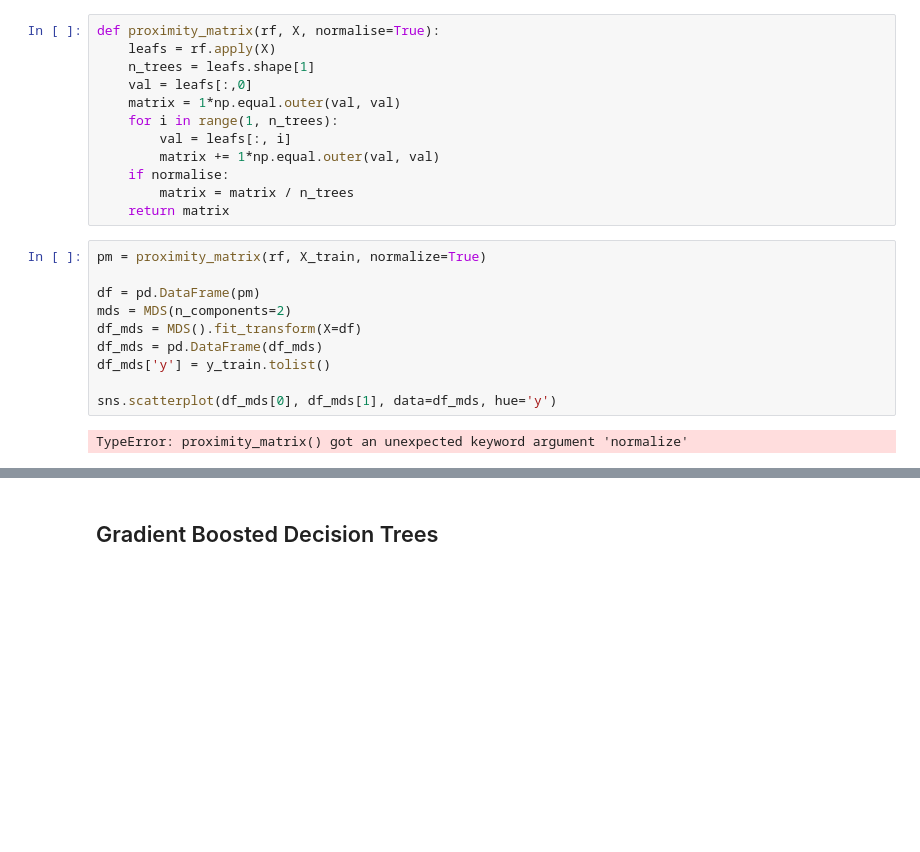
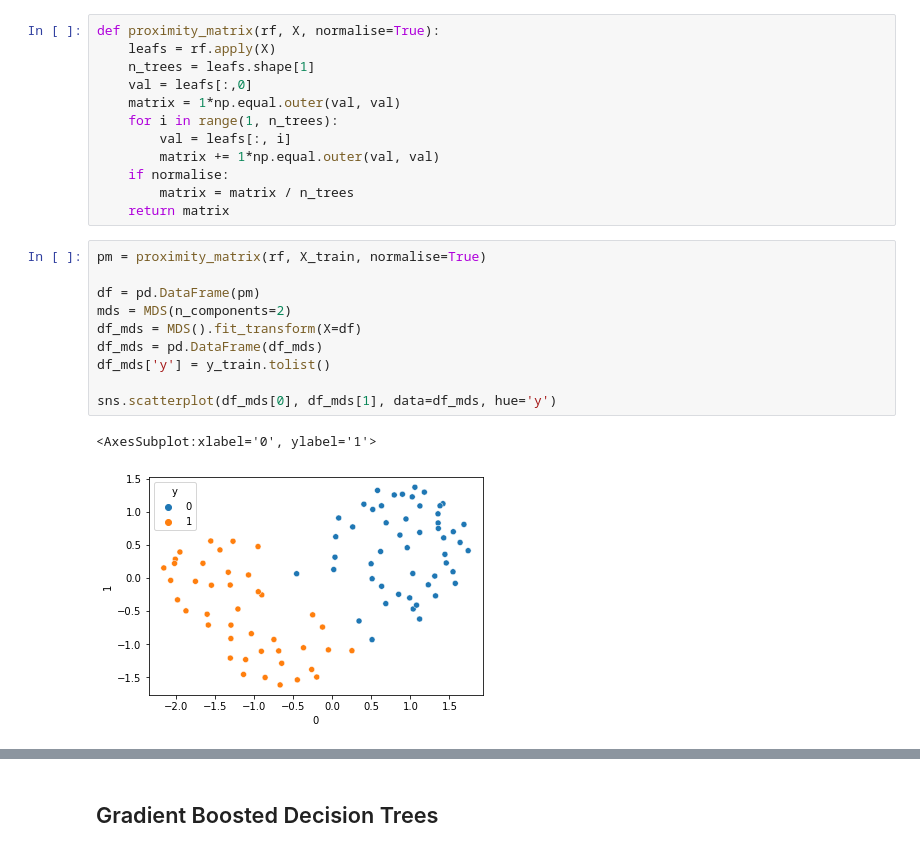
Before and after one commit to ICL-BMB-BiDS/BIDS9-ClassificationRegression3, a Jupyter notebook: ClassificationRegression3.ipynb, the cells around one changed output, grey strips where cells are left out. Saved outputs shown, nothing was run; the diff lists cells and outputs as text; blank space fills up the shorter version.

```diff
--- a/ClassificationRegression3.ipynb
+++ b/ClassificationRegression3.ipynb
@@ -192,17 +192,18 @@ def proximity_matrix(rf, X, normalise=True):
         matrix = matrix / n_trees
     return matrix
 # %%
-pm = proximity_matrix(rf, X_train, normalize=True)
+pm = proximity_matrix(rf, X_train, normalise=True)
 
 df = pd.DataFrame(pm)
 mds = MDS(n_components=2)
 df_mds = MDS().fit_transform(X=df)
 df_mds = pd.DataFrame(df_mds)
 df_mds['y'] = y_train.tolist()
 
 sns.scatterplot(df_mds[0], df_mds[1], data=df_mds, hue='y')
 # %% [output]
-TypeError: proximity_matrix() got an unexpected keyword argument 'normalize'
+<AxesSubplot:xlabel='0', ylabel='1'>
+[figure, added]
 # %%
 # look at feature importances
 feat_impo = rf.feature_importances_
```
Also changed, not shown: parts of 13 cells of this notebook.
